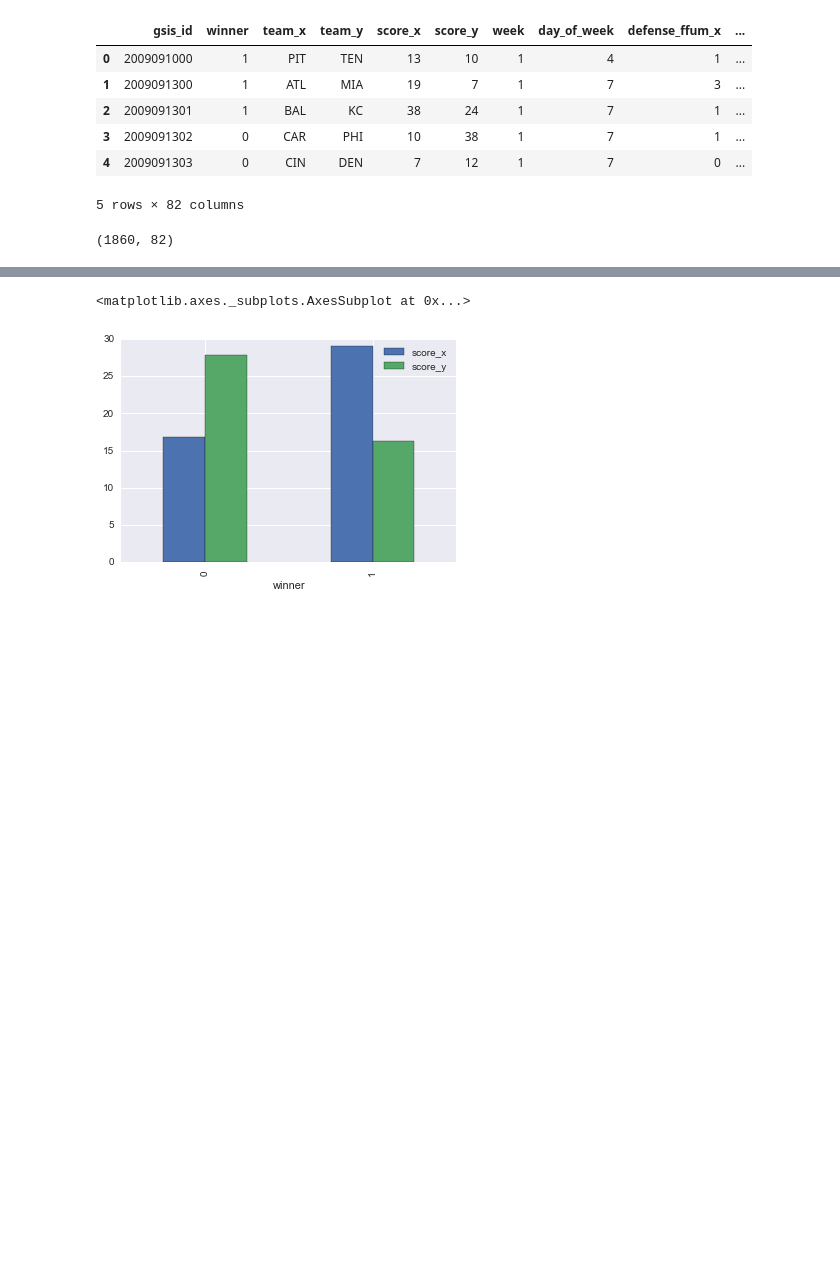
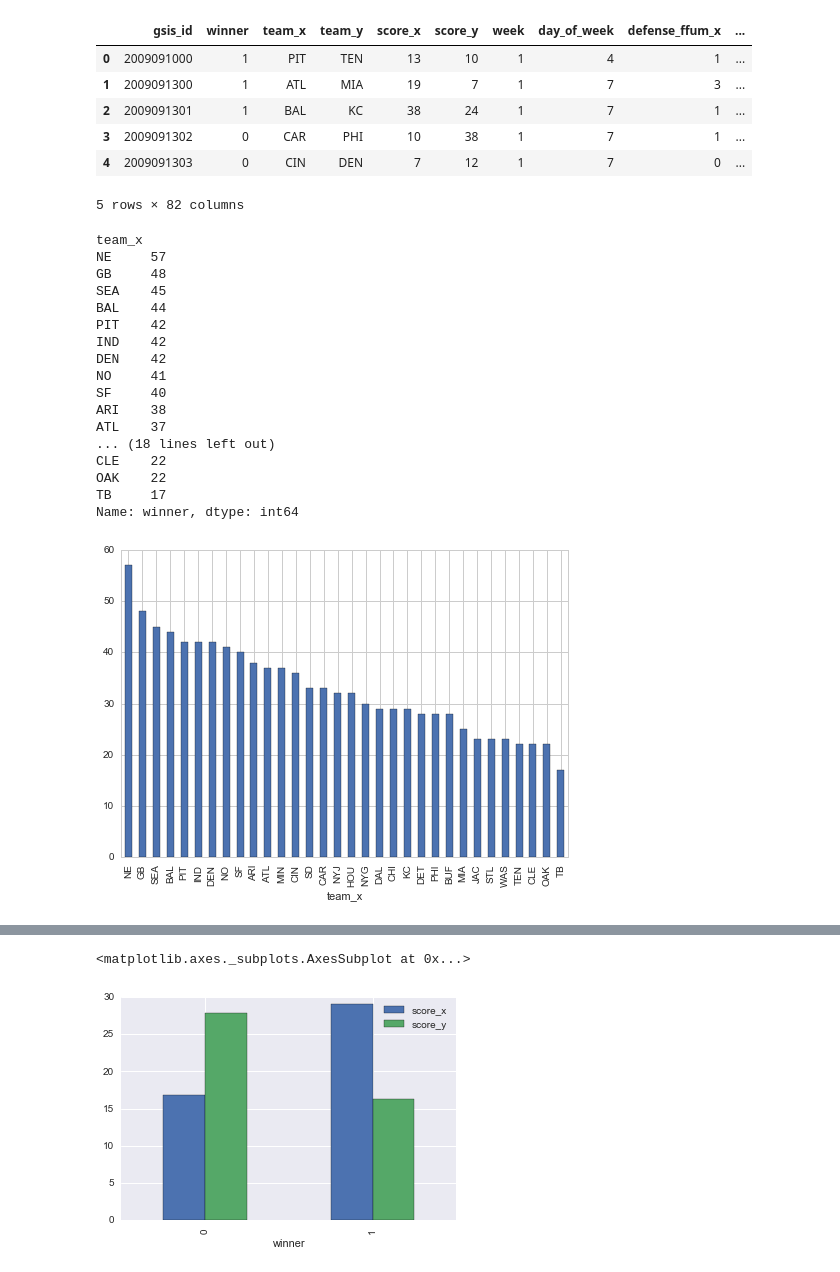
Before and after one commit to Richarddea/Richard-Dea-Projects, a Jupyter notebook: Capstone/Capstone Cleaning.ipynb, the cells around one changed output, grey strips where cells are left out. Saved outputs shown, nothing was run; the diff lists cells and outputs as text; code cells hidden in the pictures; blank space fills up the shorter version.

```diff
--- a/Capstone/Capstone Cleaning.ipynb
+++ b/Capstone/Capstone Cleaning.ipynb
@@ -492,7 +511,3 @@ final_df_3.head()
 | 3 | 2009091302 | 0 | CAR | PHI | 10 | 38 | 1 | 7 | 1 | ... |
 | 4 | 2009091303 | 0 | CIN | DEN | 7 | 12 | 1 | 7 | 0 | ... |
 5 rows × 82 columns
-# %%
-final_df_3.shape
-# %% [output]
-(1860, 82)
@@ -499,2 +520,24 @@ final_df_3.shape
 # %%
 #final_df_3.to_csv('final_df_3.csv')
+# %%
+final_df_3.groupby(['team_x'])['winner'].sum().sort_values(ascending=False).plot(kind='bar')
+final_df_3.groupby(['team_x'])['winner'].sum().sort_values(ascending=False)
+# %% [output]
+team_x
+NE     57
+GB     48
+SEA    45
+BAL    44
+PIT    42
+IND    42
+DEN    42
+NO     41
+SF     40
+ARI    38
+ATL    37
+... (18 lines left out)
+CLE    22
+OAK    22
+TB     17
+Name: winner, dtype: int64
+[figure, added]
```
Also changed, not shown: parts of 25 cells of this notebook, 3 other files.
